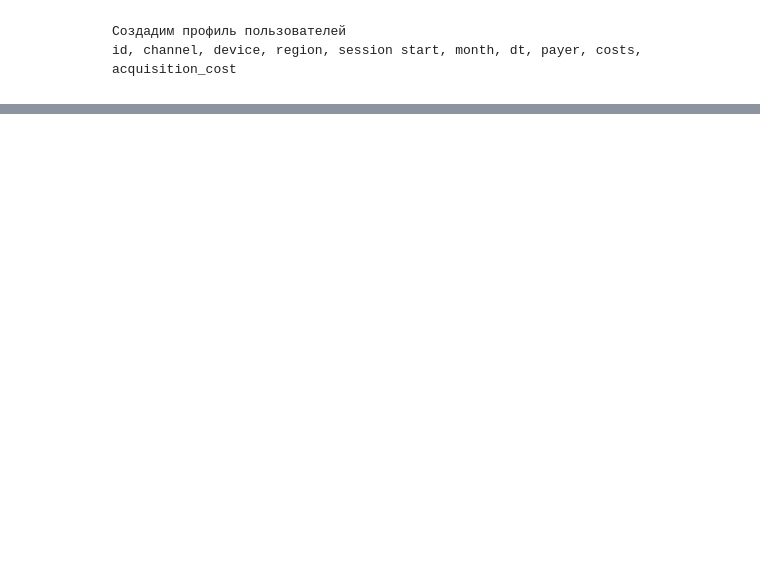
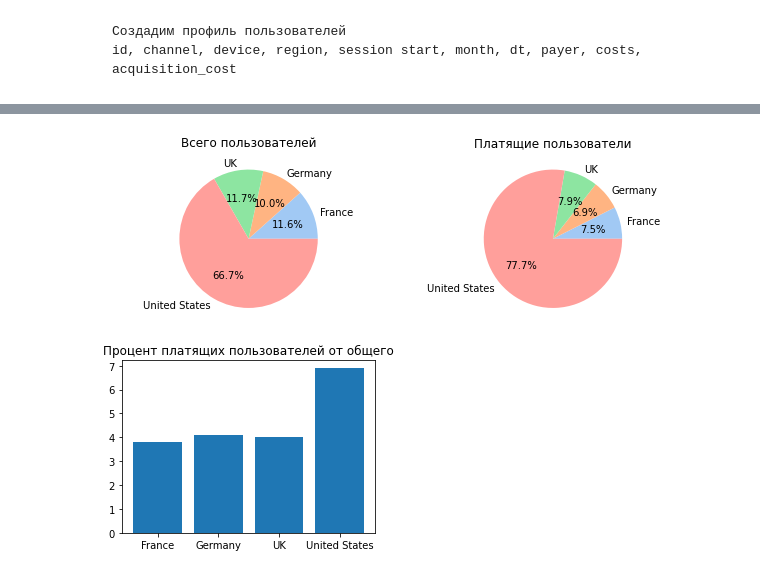
Before and after one commit to AlexVachkan/Data-exploration, a Jupyter notebook: Products_metrics/products_metric.ipynb, the cells around one changed output, grey strips where cells are left out. Drawn from its saved outputs; the diff is of its cells as text; code cells hidden in the pictures; blank space fills up the shorter version.

```diff
--- a/Products_metrics/products_metric.ipynb
+++ b/Products_metrics/products_metric.ipynb
@@ -243,0 +240,5 @@ MultiIndex([('count', 'payer'),
+# %%
+users_region = profiles.pivot_table(index='region', values='payer', aggfunc=['count', 'sum']).reset_index()
+users_region['%_payer'] = round(users_region[('sum','payer')]/users_region[('count','payer')]*100, 1)
+users_region['%_count_all'] = round(users_region[('count','payer')]/users_region[('count','payer')].sum()*100, 1)
+users_region
@@ -243,0 +252,33 @@ MultiIndex([('count', 'payer'),
+# %%
+fig = plt.figure(figsize=(10,7))
+
+colors = sns.color_palette('pastel')
+
+ax1 = fig.add_subplot(2,2,1)
+plt.pie(
+    x = users_region['%_count_all'],
+    labels = users_region['region'],
+    colors = colors,
+    autopct='%1.1f%%'
+)
+plt.title('Всего пользователей')
+
+ax2 = fig.add_subplot(2,2,2)
+plt.pie(
+    x = users_region[('sum','payer')],
+    labels = users_region['region'],
+    colors = colors,
+    autopct='%1.1f%%'
+)
+plt.title('Платящие пользователи')
+
+ax2 = fig.add_subplot(2,2,3)
+plt.bar(
+    x = users_region['region'],
+    height = users_region['%_payer']
+)
+plt.title('Процент платящих пользователей от общего')
+
+plt.show()
+# %% [output]
+[figure, added]
```
Also changed, not shown: parts of 11 cells of this notebook.
